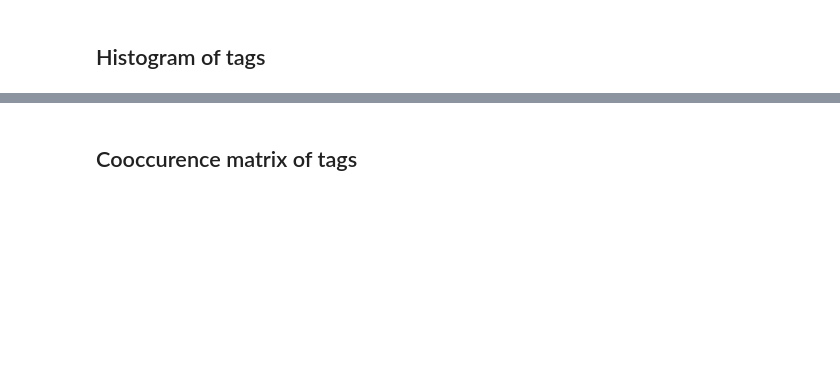
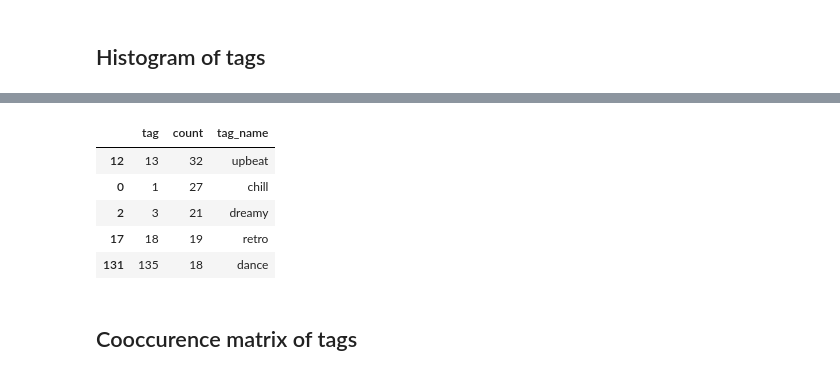
Before and after one commit to TRASH-INC/music-auto_tagging-keras, a Jupyter notebook: notebooks/features visualization.ipynb, the cells around one changed output, grey strips where cells are left out. Cells and saved outputs as stored; diff of their text form; code cells hidden in the pictures; blank space fills up the shorter version.

```diff
--- a/notebooks/features visualization.ipynb
+++ b/notebooks/features visualization.ipynb
@@ -183,3 +197,12 @@ tags[13], tags[114]
+# %%
+counts.head()
+# %% [output]
+|  | tag | count | tag_name |
+| 12 | 13 | 32 | upbeat |
+| 0 | 1 | 27 | chill |
+| 2 | 3 | 21 | dreamy |
+| 17 | 18 | 19 | retro |
+| 131 | 135 | 18 | dance |
 # %% [markdown]
 ## Cooccurence matrix of tags
 # %%
```
Also changed, not shown: parts of 11 cells of this notebook, 2 other files.
